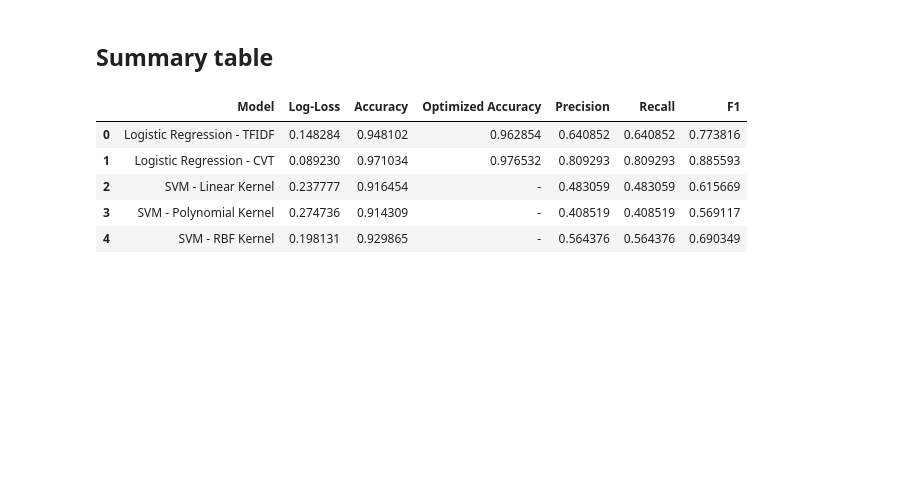
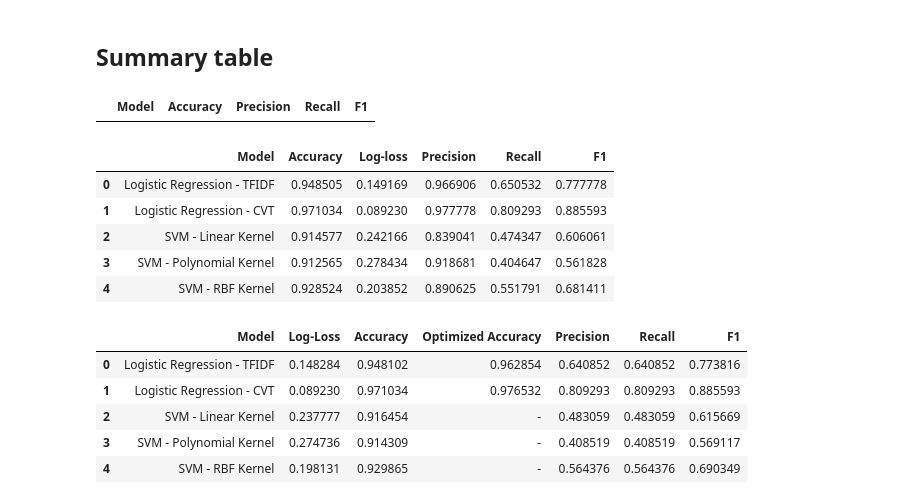
Before and after one commit to AkiraOkuno/Fake_News, a Jupyter notebook: Classification/NLP_TitleClassifier.ipynb, the cells around one changed output. Drawn from its saved outputs; the diff is of its cells as text; code cells hidden in the pictures; blank space fills up the shorter version.

```diff
--- a/Classification/NLP_TitleClassifier.ipynb
+++ b/Classification/NLP_TitleClassifier.ipynb
@@ -468,10 +468,6 @@ classif3_linear = SVC(probability=True, kernel = 'linear')
 classif3_poly = SVC(probability=True, kernel = 'poly')
 classif3_rbf = SVC(probability=True, kernel = 'rbf')
 
-classif3_linear.fit(Xtrain_svd_scaled, Ytrain)
-classif3_poly.fit(Xtrain_svd_scaled, Ytrain)
-classif3_rbf.fit(Xtrain_svd_scaled, Ytrain)
+classif3_list = [classif3_linear, classif3_poly, classif3_rbf]
 
-pred3_linear = classif3_linear.predict_proba(Xtest_svd_scaled)
-pred3_poly = classif3_poly.predict_proba(Xtest_svd_scaled)
-pred3_rbf = classif3_rbf.predict_proba(Xtest_svd_scaled)
+classif3_fit = list(map(lambda model:model.fit(Xtrain_svd_scaled, Ytrain), classif3_list))
@@ -481,0 +474,3 @@ accuracy3_rbf = classif3_rbf.score(Xtest_svd_scaled, Ytest)
+# %%
+classif3_predict = list(map(lambda model:model.predict(Xtest_svd_scaled), classif3_list))
+classif3_score = list(map(lambda model:model.score(Xtest_svd_scaled, Ytest), classif3_list))
@@ -537,3 +550,38 @@ summary_table['F1'] = f1s
+# %%
+Summary([classif, classif2], [y_pred_tfidf, y_pred_cvt],
+        Ytest, [Xtest_tfidf, Xtest_cvt]).df
+# %% [output]
+|  | Model | Accuracy | Precision | Recall | F1 |
+# %%
+class Summary_table(Summary):
+
+    def __init__(self, models_str, models, Ypred, Ytest, Xtest_t):
+        Summary.__init__(self, models, Ypred, Ytest, Xtest_t)
+        self.models_str = models_str
+
+    def apply(self):
+        self.df['Model'] = self.models_str
+        self.df['Accuracy'] = self.accuracies()
+        self.df['Log-loss'] = self.logloss()
+        self.df['Precision'] = self.precision()
+        self.df['Recall'] = self.recall()
+        self.df['F1'] = self.f1()
+
+        return self.df
+# %%
+Summary_table(['Logistic Regression - TFIDF', 'Logistic Regression - CVT', 'SVM - Linear Kernel',
+             'SVM - Polynomial Kernel', 'SVM - RBF Kernel'],
+              [classif, classif2, classif3_linear, classif3_poly, classif3_rbf],
+              [y_pred_tfidf, y_pred_cvt, classif3_predict[0], classif3_predict[1], classif3_predict[2]],
+              Ytest,
+              [Xtest_tfidf, Xtest_cvt, Xtest_svd_scaled, Xtest_svd_scaled, Xtest_svd_scaled]).apply()
+# %% [output]
+|  | Model | Accuracy | Log-loss | Precision | Recall | F1 |
+| 0 | Logistic Regression - TFIDF | 0.948505 | 0.149169 | 0.966906 | 0.650532 | 0.777778 |
+| 1 | Logistic Regression - CVT | 0.971034 | 0.089230 | 0.977778 | 0.809293 | 0.885593 |
+| 2 | SVM - Linear Kernel | 0.914577 | 0.242166 | 0.839041 | 0.474347 | 0.606061 |
+| 3 | SVM - Polynomial Kernel | 0.912565 | 0.278434 | 0.918681 | 0.404647 | 0.561828 |
+| 4 | SVM - RBF Kernel | 0.928524 | 0.203852 | 0.890625 | 0.551791 | 0.681411 |
 # %%
 summary_table
 # %% [output]
```
Also changed, not shown: parts of 7 cells of this notebook.
